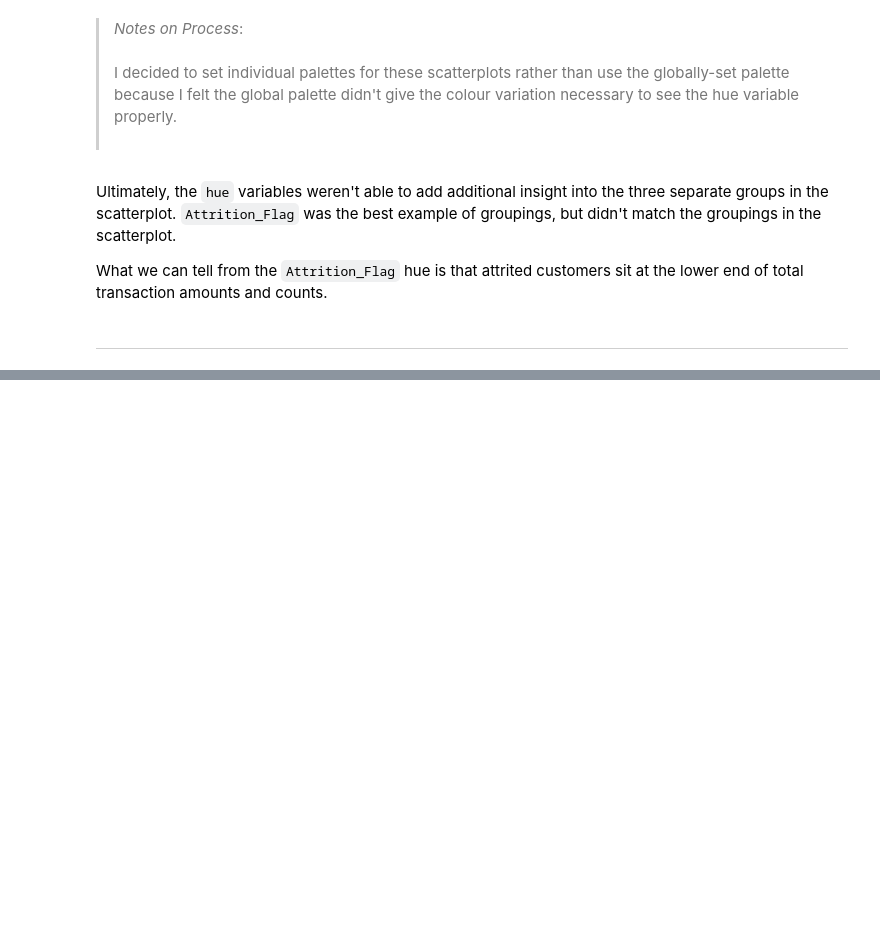
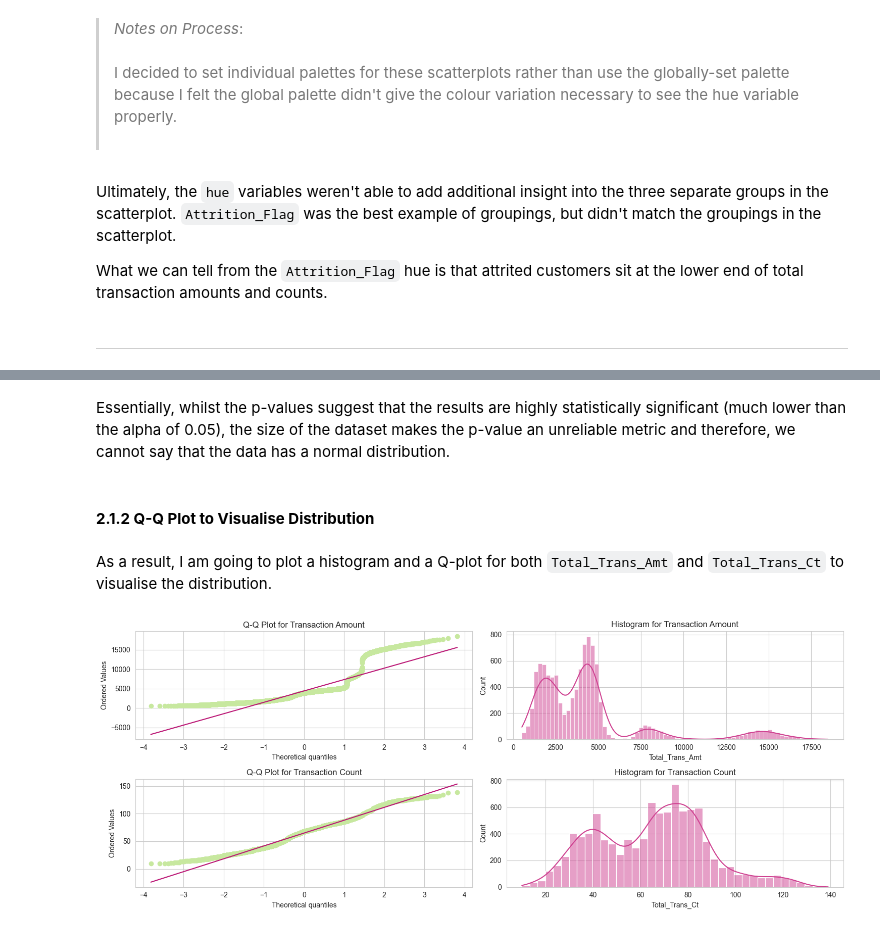
Before and after one commit to elhope23/credit-card-customer-churn-analysis, a Jupyter notebook: jupyter_notebooks/Stage3-Visualisation.ipynb, the cells around one changed output, grey strips where cells are left out. Drawn from its saved outputs; the diff is of its cells as text; code cells hidden in the pictures; blank space fills up the shorter version.

Commit message:
Stage 3 | H1: Perform Shapiro-Wilk and Q-Q tests for normality, Spearman and Pearson correlation tests, summarise results

```diff
--- a/jupyter_notebooks/Stage3-Visualisation.ipynb
+++ b/jupyter_notebooks/Stage3-Visualisation.ipynb
@@ -359,0 +416,32 @@ What we can tell from the `Attrition_Flag` hue is that attrited customers sit at
+# %% [markdown]
+Essentially, whilst the p-values suggest that the results are highly statistically significant (much lower than the alpha of 0.05), the size of the dataset makes the p-value an unreliable metric and therefore, we cannot say that the data has a normal distribution.
+# %% [markdown]
+#### **2.1.2 Q-Q Plot to Visualise Distribution**
+# %% [markdown]
+As a result, I am going to plot a histogram and a Q-plot for both `Total_Trans_Amt` and `Total_Trans_Ct` to visualise the distribution.
+# %%
+fig, axes = plt.subplots(nrows=2, ncols=2, figsize=(15, 6), tight_layout=True)
+
+# Plot a Q-Q plot for the Total_Trans_Amt variable
+stats.probplot(df_vis["Total_Trans_Amt"], dist="norm", plot=axes[0,0])
+axes[0,0].set_title("Q-Q Plot for Transaction Amount")
+axes[0,0].get_lines()[1].set_color("#BB1675")  # Set the colour of the Q-Q line
+axes[0,0].get_lines()[0].set_color("#C7E89F") # Set the colour of the data points
+
+# Plot a histogram for the Total_Trans_Amt variable
+sns.histplot(data=df_vis["Total_Trans_Amt"], kde=True, ax=axes[0,1])
+axes[0,1].set_title("Histogram for Transaction Amount")
+
+# Plot a Q-Q plot for the Total_Trans_Ct variable
+stats.probplot(df_vis["Total_Trans_Ct"], dist="norm", plot=axes[1,0])
+axes[1,0].set_title("Q-Q Plot for Transaction Count")
+axes[1,0].get_lines()[1].set_color("#BB1675")  # Set the color of the Q-Q line
+axes[1,0].get_lines()[0].set_color("#C7E89F") # Set the color of the data points
+
+# Plot a histogram for the Total_Trans_Ct variable
+sns.histplot(data=df_vis["Total_Trans_Ct"], kde=True, ax=axes[1,1])
+axes[1,1].set_title("Histogram for Transaction Count")
+
+plt.show()
+# %% [output]
+[figure, added]
```
Also changed, not shown: parts of 20 cells of this notebook.
